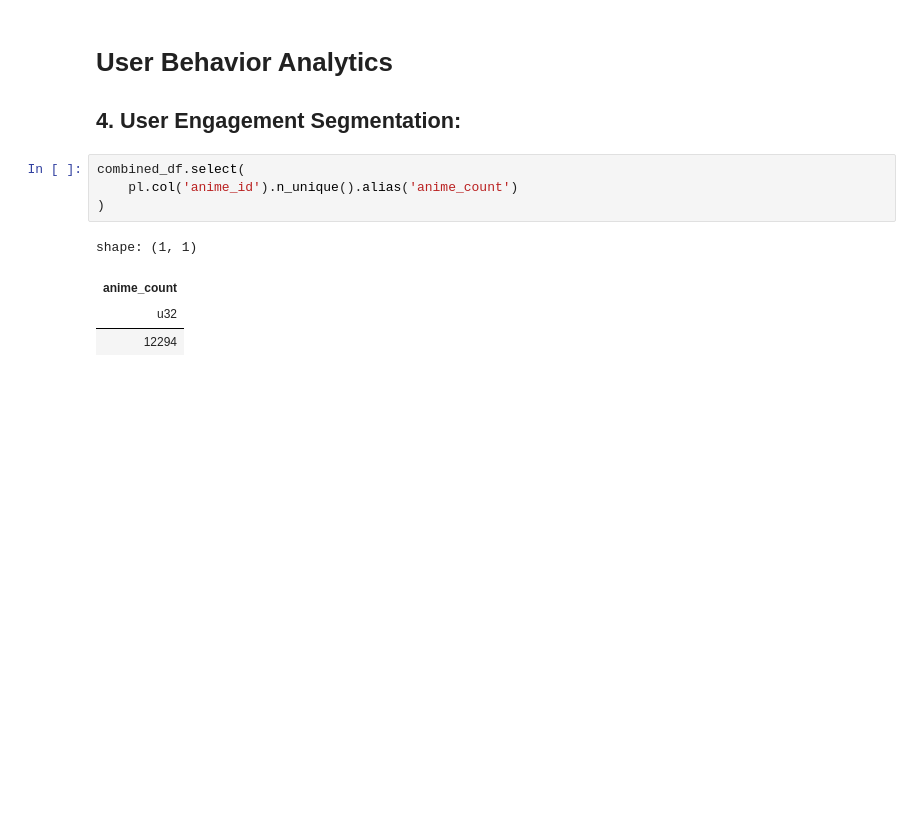
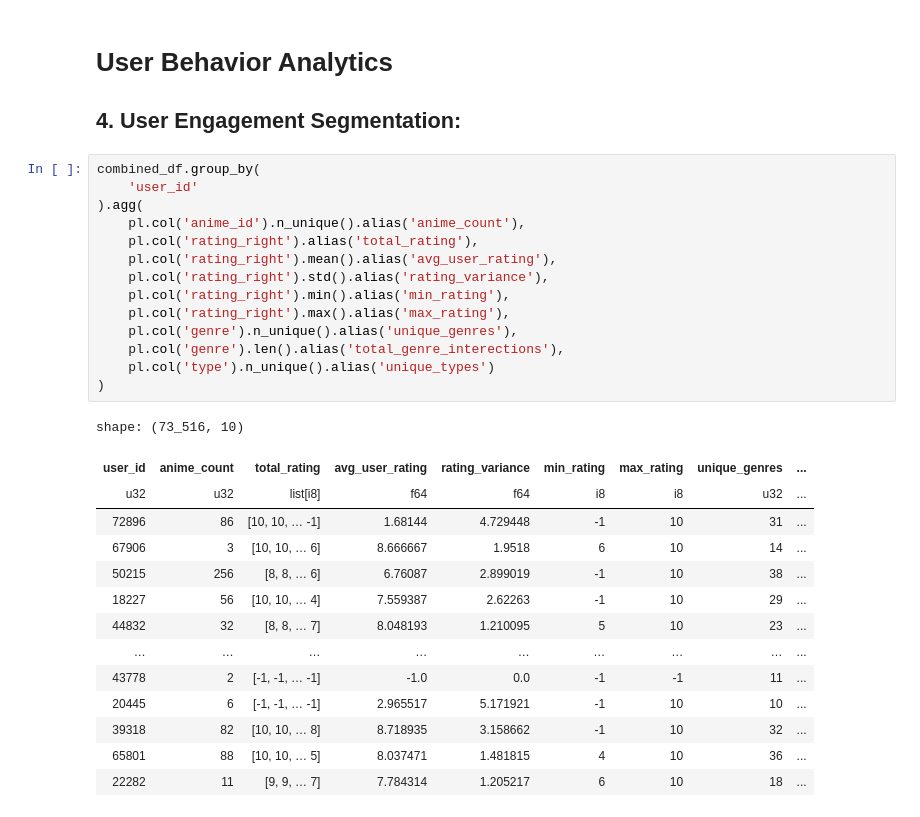
Before and after one commit to ZygimantasB/polars_library, a Jupyter notebook: kaggle/anime_dataset.ipynb, the cells around one changed output. Drawn from its saved outputs; the diff is of its cells as text; blank space fills up the shorter version.

```diff
--- a/kaggle/anime_dataset.ipynb
+++ b/kaggle/anime_dataset.ipynb
@@ -391,11 +391,31 @@ shape: (9, 7)
 # User Behavior Analytics
 ## 4. User Engagement Segmentation:
 # %%
-combined_df.select(
-    pl.col('anime_id').n_unique().alias('anime_count')
+combined_df.group_by(
+    'user_id'
+).agg(
+    pl.col('anime_id').n_unique().alias('anime_count'),
+    pl.col('rating_right').alias('total_rating'),
+    pl.col('rating_right').mean().alias('avg_user_rating'),
+    pl.col('rating_right').std().alias('rating_variance'),
+    pl.col('rating_right').min().alias('min_rating'),
+    pl.col('rating_right').max().alias('max_rating'),
+    pl.col('genre').n_unique().alias('unique_genres'),
+    pl.col('genre').len().alias('total_genre_interections'),
+    pl.col('type').n_unique().alias('unique_types')
 )
 # %% [output]
-shape: (1, 1)
+shape: (73_516, 10)
-| anime_count |
-| u32 |
-| 12294 |
+| user_id | anime_count | total_rating | avg_user_rating | rating_variance | min_rating | max_rating | unique_genres | ... |
+| u32 | u32 | list[i8] | f64 | f64 | i8 | i8 | u32 | ... |
+| 72896 | 86 | [10, 10, … -1] | 1.68144 | 4.729448 | -1 | 10 | 31 | ... |
+| 67906 | 3 | [10, 10, … 6] | 8.666667 | 1.9518 | 6 | 10 | 14 | ... |
+| 50215 | 256 | [8, 8, … 6] | 6.76087 | 2.899019 | -1 | 10 | 38 | ... |
+| 18227 | 56 | [10, 10, … 4] | 7.559387 | 2.62263 | -1 | 10 | 29 | ... |
+| 44832 | 32 | [8, 8, … 7] | 8.048193 | 1.210095 | 5 | 10 | 23 | ... |
+| … | … | … | … | … | … | … | … | ... |
+| 43778 | 2 | [-1, -1, … -1] | -1.0 | 0.0 | -1 | -1 | 11 | ... |
+| 20445 | 6 | [-1, -1, … -1] | 2.965517 | 5.171921 | -1 | 10 | 10 | ... |
+| 39318 | 82 | [10, 10, … 8] | 8.718935 | 3.158662 | -1 | 10 | 32 | ... |
+| 65801 | 88 | [10, 10, … 5] | 8.037471 | 1.481815 | 4 | 10 | 36 | ... |
+| 22282 | 11 | [9, 9, … 7] | 7.784314 | 1.205217 | 6 | 10 | 18 | ... |
```
